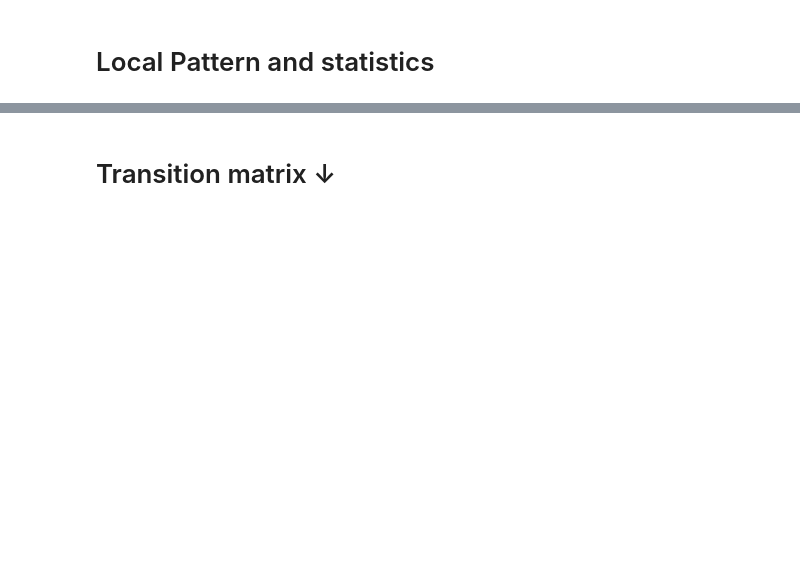
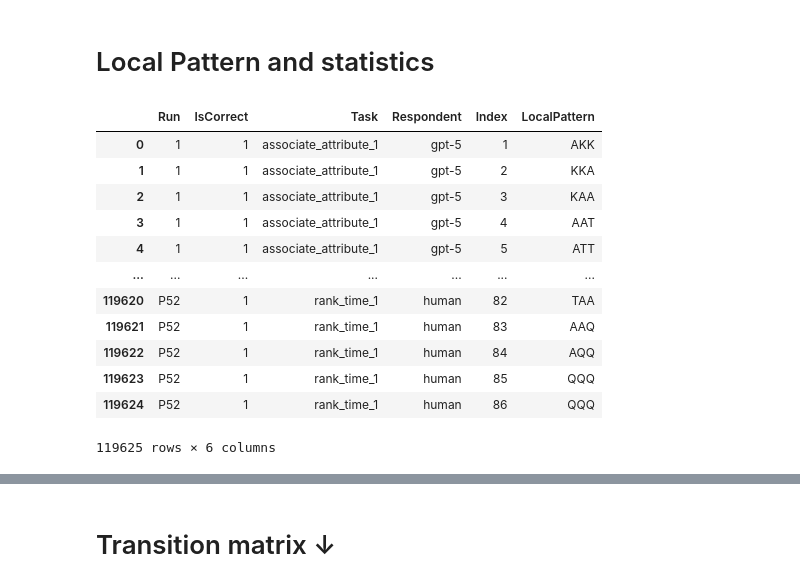
Before and after one commit to sfzbk/Comparing-Human-Visual-Search-and-Multimodal-LLM-Reasoning-Strategies-in-Map-Reading, a Jupyter notebook: 4tst.ipynb, the cells around one changed output, grey strips where cells are left out. Saved outputs shown, nothing was run; the diff lists cells and outputs as text; code cells hidden in the pictures; blank space fills up the shorter version.

```diff
--- a/4tst.ipynb
+++ b/4tst.ipynb
@@ -21,20 +39,34 @@ plt.show()
 # %%
 import pandas as pd
 import numpy as np
-all_code = pd.read_csv('output/all_code.csv')
+all_code = pd.read_csv('data/all_code.csv')
 all_code['SemanticCode2'] = all_code['SemanticCode'].shift(-1)
 all_code['SemanticCode3'] = all_code['SemanticCode'].shift(-2)
 all_code['LocalPattern'] = all_code['SemanticCode'] + all_code['SemanticCode2'] + all_code['SemanticCode3']
 # Remove the local patterns in the two rows preceding each row with Index equal to 1
 index1 = np.array(all_code[all_code['Index']==1].index[1:]) -1
 index2 = index1 -1
 df_local_pattern = all_code[['Run','IsCorrect','Task','Respondent','Index','LocalPattern']].drop(index1)
 df_local_pattern = df_local_pattern.drop(index2)
 df_local_pattern.reset_index(drop=True, inplace=True)
 # Remove the last two rows as well
 df_local_pattern = df_local_pattern.drop(len(df_local_pattern)-1)
 df_local_pattern = df_local_pattern.drop(len(df_local_pattern)-1)
 df_local_pattern
+# %% [output]
+|  | Run | IsCorrect | Task | Respondent | Index | LocalPattern |
+| 0 | 1 | 1 | associate_attribute_1 | gpt-5 | 1 | AKK |
+| 1 | 1 | 1 | associate_attribute_1 | gpt-5 | 2 | KKA |
+| 2 | 1 | 1 | associate_attribute_1 | gpt-5 | 3 | KAA |
+| 3 | 1 | 1 | associate_attribute_1 | gpt-5 | 4 | AAT |
+| 4 | 1 | 1 | associate_attribute_1 | gpt-5 | 5 | ATT |
+| ... | ... | ... | ... | ... | ... | ... |
+| 119620 | P52 | 1 | rank_time_1 | human | 82 | TAA |
+| 119621 | P52 | 1 | rank_time_1 | human | 83 | AAQ |
+| 119622 | P52 | 1 | rank_time_1 | human | 84 | AQQ |
+| 119623 | P52 | 1 | rank_time_1 | human | 85 | QQQ |
+| 119624 | P52 | 1 | rank_time_1 | human | 86 | QQQ |
+119625 rows × 6 columns
 # %%
 # Assign each three-letter sequence to a local pattern:
 def assign_local_pattern(input_string):
```
Also changed, not shown: parts of 37 cells of this notebook, 7 other files.
